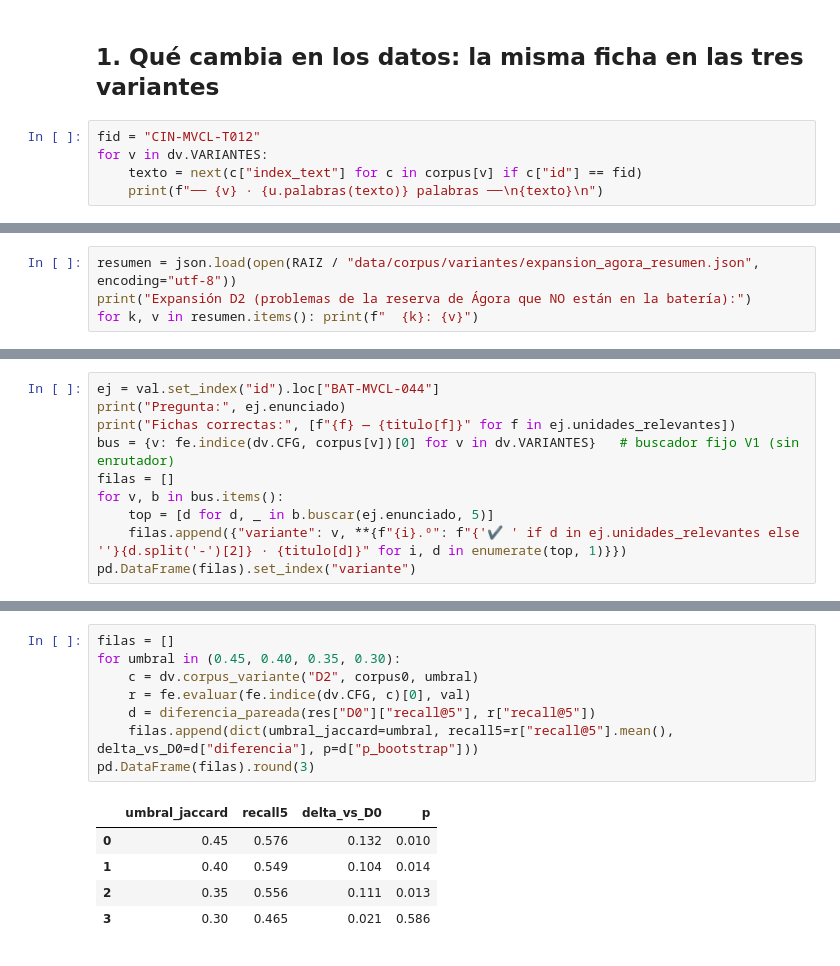
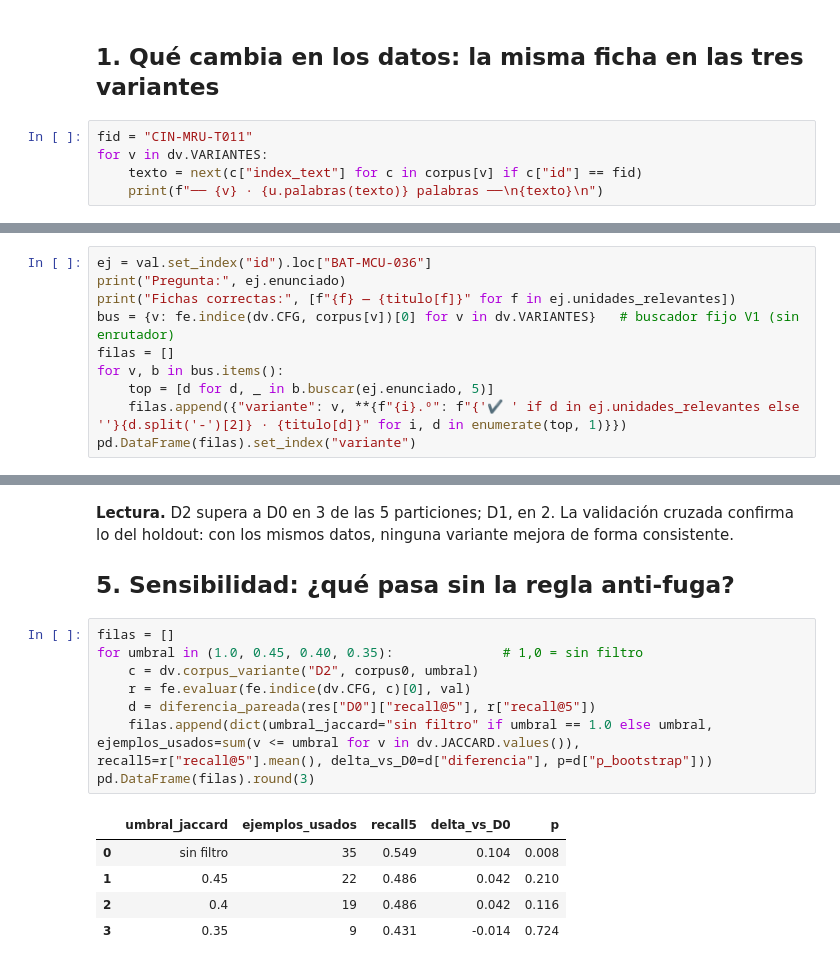
Before and after one commit to ELMERDANTE/chatbot-cinematica-rag, a Jupyter notebook: notebooks/03_variantes_datos.ipynb, the cells around one changed output, grey strips where cells are left out. Cells and saved outputs as stored; diff of their text form.

```diff
--- a/notebooks/03_variantes_datos.ipynb
+++ b/notebooks/03_variantes_datos.ipynb
@@ -36,7 +41,7 @@ Batería usada: completa (privada) · desarrollo 180 · validación 72
 # %% [markdown]
 ## 1. Qué cambia en los datos: la misma ficha en las tres variantes
 # %%
-fid = "CIN-MVCL-T012"
+fid = "CIN-MRU-T011"
 for v in dv.VARIANTES:
     texto = next(c["index_text"] for c in corpus[v] if c["id"] == fid)
     print(f"── {v} · {u.palabras(texto)} palabras ──\n{texto}\n")
@@ -60,4 +66,0 @@ Problemas tipo de la academia: Las canicas A y B se mueven en la misma vertical
-# %%
-resumen = json.load(open(RAIZ / "data/corpus/variantes/expansion_agora_resumen.json", encoding="utf-8"))
-print("Expansión D2 (problemas de la reserva de Ágora que NO están en la batería):")
-for k, v in resumen.items(): print(f"  {k}: {v}")
@@ -76,7 +77,7 @@ Expansión D2 (problemas de la reserva de Ágora que NO están en la batería):
 
 ## 2. Un ejemplo: la misma pregunta con cada corpus
 # %%
-ej = val.set_index("id").loc["BAT-MVCL-044"]
+ej = val.set_index("id").loc["BAT-MCU-036"]
 print("Pregunta:", ej.enunciado)
 print("Fichas correctas:", [f"{f} — {titulo[f]}" for f in ej.unidades_relevantes])
 bus = {v: fe.indice(dv.CFG, corpus[v])[0] for v in dv.VARIANTES}   # buscador fijo V1 (sin enrutador)
@@ -170,14 +167,18 @@ cvs.groupby("variante")[["recall@5", "recall@10", "mrr@10", "recall@5 (BM25 base
+# %% [markdown]
+**Lectura.** D2 supera a D0 en 3 de las 5 particiones; D1, en 2. La validación cruzada confirma lo del holdout: con los mismos datos, ninguna variante mejora de forma consistente.
+
+## 5. Sensibilidad: ¿qué pasa sin la regla anti-fuga?
 # %%
 filas = []
-for umbral in (0.45, 0.40, 0.35, 0.30):
+for umbral in (1.0, 0.45, 0.40, 0.35):              # 1,0 = sin filtro
     c = dv.corpus_variante("D2", corpus0, umbral)
     r = fe.evaluar(fe.indice(dv.CFG, c)[0], val)
     d = diferencia_pareada(res["D0"]["recall@5"], r["recall@5"])
-    filas.append(dict(umbral_jaccard=umbral, recall5=r["recall@5"].mean(), delta_vs_D0=d["diferencia"], p=d["p_bootstrap"]))
+    filas.append(dict(umbral_jaccard="sin filtro" if umbral == 1.0 else umbral, ejemplos_usados=sum(v <= umbral for v in dv.JACCARD.values()), recall5=r["recall@5"].mean(), delta_vs_D0=d["diferencia"], p=d["p_bootstrap"]))
 pd.DataFrame(filas).round(3)
 # %% [output]
-|  | umbral_jaccard | recall5 | delta_vs_D0 | p |
-| 0 | 0.45 | 0.576 | 0.132 | 0.010 |
-| 1 | 0.40 | 0.549 | 0.104 | 0.014 |
-| 2 | 0.35 | 0.556 | 0.111 | 0.013 |
-| 3 | 0.30 | 0.465 | 0.021 | 0.586 |
+|  | umbral_jaccard | ejemplos_usados | recall5 | delta_vs_D0 | p |
+| 0 | sin filtro | 35 | 0.549 | 0.104 | 0.008 |
+| 1 | 0.45 | 22 | 0.486 | 0.042 | 0.210 |
+| 2 | 0.4 | 19 | 0.486 | 0.042 | 0.116 |
+| 3 | 0.35 | 9 | 0.431 | -0.014 | 0.724 |
```
Also changed, not shown: parts of 21 cells of this notebook, 38 other files.
